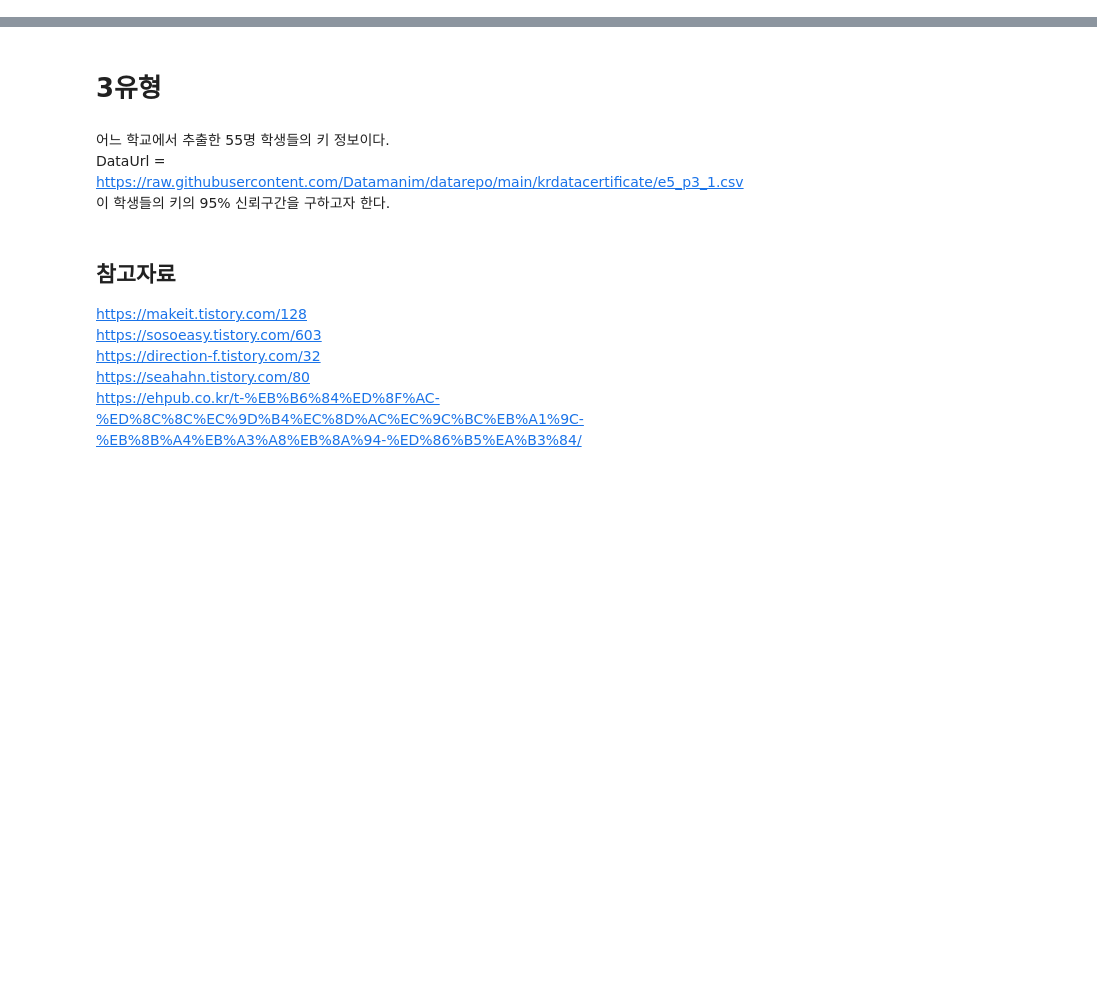
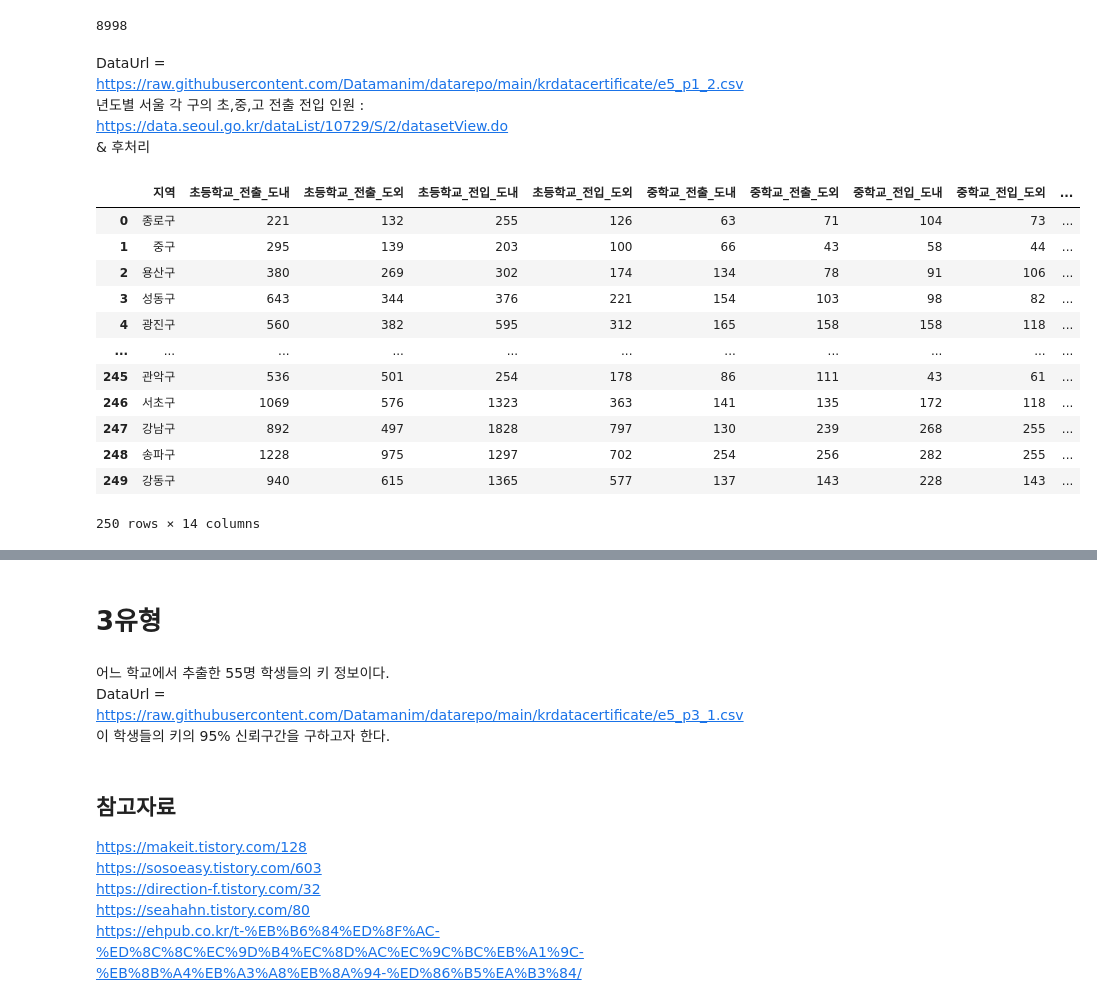
Before and after one commit to Parksemo/Learned-Coding, a Jupyter notebook: 빅분기/데이터마님/5회 기출 변형.ipynb, the cells around one changed output, grey strips where cells are left out. Drawn from its saved outputs; the diff is of its cells as text; code cells hidden in the pictures; blank space fills up the shorter version.

```diff
--- a/빅분기/데이터마님/5회 기출 변형.ipynb
+++ b/빅분기/데이터마님/5회 기출 변형.ipynb
@@ -0,0 +133,28 @@
+# %%
+len(df[df['기준'] == '초고도비만']) + len(df[df['기준'] == '저체중'])
+# %% [output]
+8998
+# %% [markdown]
+DataUrl = https://raw.githubusercontent.com/Datamanim/datarepo/main/krdatacertificate/e5_p1_2.csv
+<br>
+년도별 서울 각 구의 초,중,고 전출 전입 인원 : https://data.seoul.go.kr/dataList/10729/S/2/datasetView.do
+<br>
+& 후처리
+# %%
+import pandas as pd
+df = pd.read_csv('https://raw.githubusercontent.com/Datamanim/datarepo/main/krdatacertificate/e5_p1_3.csv')
+df
+# %% [output]
+|  | 지역 | 초등학교_전출_도내 | 초등학교_전출_도외 | 초등학교_전입_도내 | 초등학교_전입_도외 | 중학교_전출_도내 | 중학교_전출_도외 | 중학교_전입_도내 | 중학교_전입_도외 | ... |
+| 0 | 종로구 | 221 | 132 | 255 | 126 | 63 | 71 | 104 | 73 | ... |
+| 1 | 중구 | 295 | 139 | 203 | 100 | 66 | 43 | 58 | 44 | ... |
+| 2 | 용산구 | 380 | 269 | 302 | 174 | 134 | 78 | 91 | 106 | ... |
+| 3 | 성동구 | 643 | 344 | 376 | 221 | 154 | 103 | 98 | 82 | ... |
+| 4 | 광진구 | 560 | 382 | 595 | 312 | 165 | 158 | 158 | 118 | ... |
+| ... | ... | ... | ... | ... | ... | ... | ... | ... | ... | ... |
+| 245 | 관악구 | 536 | 501 | 254 | 178 | 86 | 111 | 43 | 61 | ... |
+| 246 | 서초구 | 1069 | 576 | 1323 | 363 | 141 | 135 | 172 | 118 | ... |
+| 247 | 강남구 | 892 | 497 | 1828 | 797 | 130 | 239 | 268 | 255 | ... |
+| 248 | 송파구 | 1228 | 975 | 1297 | 702 | 254 | 256 | 282 | 255 | ... |
+| 249 | 강동구 | 940 | 615 | 1365 | 577 | 137 | 143 | 228 | 143 | ... |
+250 rows × 14 columns
```
Also changed, not shown: parts of 44 cells of this notebook.
